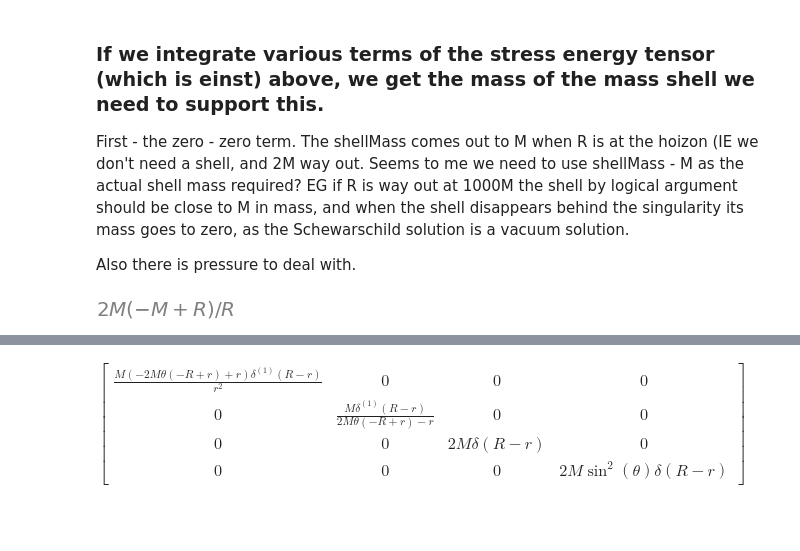
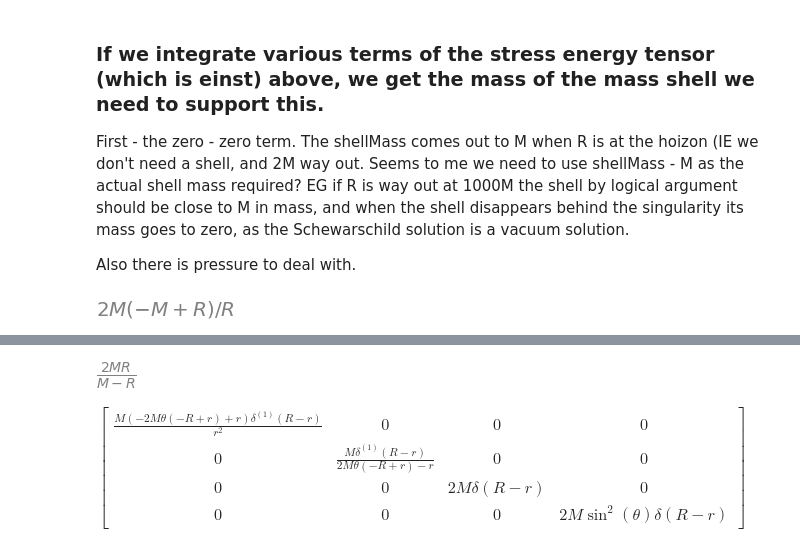
Before and after one commit to tomandersen/jupyter, a Jupyter notebook: 2023/Schwarschild-2-Heavyside.ipynb, the cells around one changed output, grey strips where cells are left out. Drawn from its saved outputs; the diff is of its cells as text; code cells hidden in the pictures; blank space fills up the shorter version.

```diff
--- a/2023/Schwarschild-2-Heavyside.ipynb
+++ b/2023/Schwarschild-2-Heavyside.ipynb
@@ -62,3 +66,9 @@ shellMass
+# %%
+pressureInt = sympy.integrate(einst[1][1]*r**2,  (r, -oo, oo))
+pressureInt = sympy.simplify(pressureInt)
+pressureInt
+# %% [output]
+[figure, added]
 # %%
 ri = RicciTensor.from_metric(sch)
 ri.simplify()
```
Also changed, not shown: parts of 1 cell of this notebook, 1 other file.
